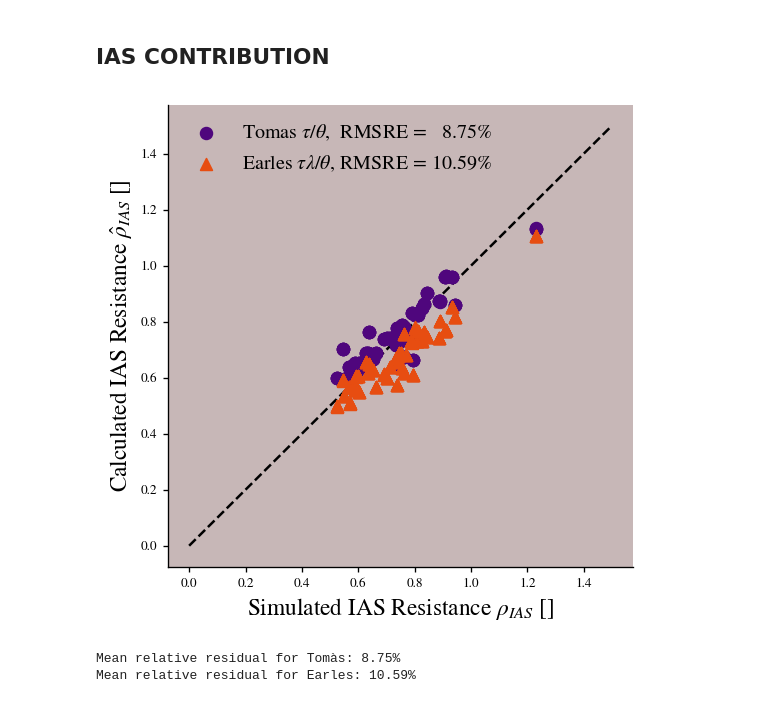
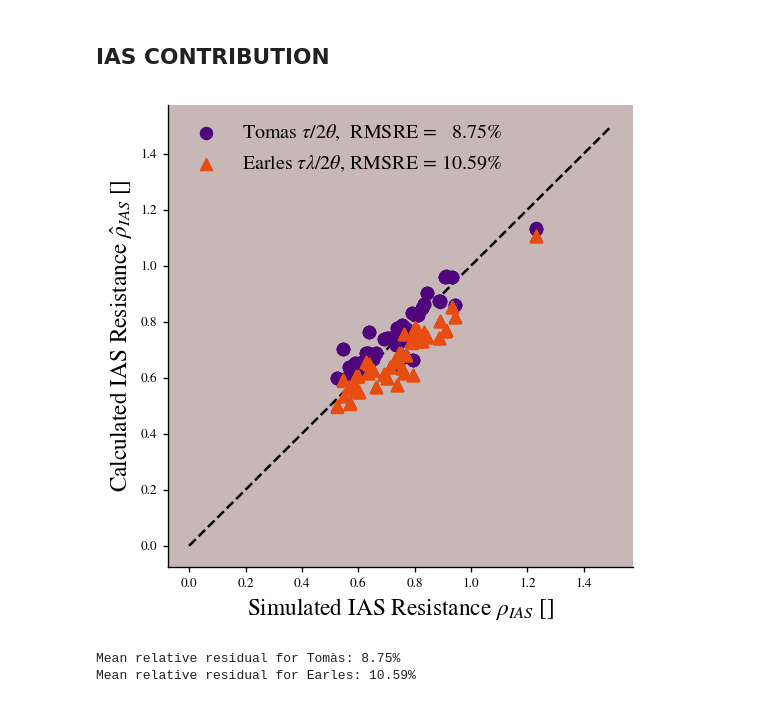
Before and after one commit to andreas-stillits/MasterThesis, a Jupyter notebook: scripts/plots/diffusion.ipynb, the cells around one changed output. Saved outputs shown, nothing was run; the diff lists cells and outputs as text; code cells hidden in the pictures.

Commit message:
pipe plots

```diff
--- a/scripts/plots/diffusion.ipynb
+++ b/scripts/plots/diffusion.ipynb
@@ -90,28 +154,29 @@ plt.show()
 # %%
 simulated = df["r_porous_mean_0"]
 tomas = df["tomas"]
 earles = df["earles"]
 
 tomas_res = np.sqrt((((tomas - simulated) / simulated * 100)**2).mean())
 earles_res = np.sqrt((((earles - simulated) / simulated * 100)**2).mean())
 
 fig, ax = plt.subplots(figsize=(5, 5))
-ax.scatter(simulated, tomas, color="#4F067D", marker="o", s=50, label=r"Tomas $\tau/\theta$"+f",  RMSRE =   {tomas_res:.2f}%")
-ax.scatter(simulated, earles, color="#E74D11", marker="^", s=50, label=r"Earles $\tau\lambda/\theta$"+f", RMSRE = {earles_res:.2f}%")
+ax.scatter(simulated, tomas, color="#4F067D", marker="o", s=50, label=r"Tomas $\tau/2 \theta$"+f",  RMSRE =   {tomas_res:.2f}%")
+ax.scatter(simulated, earles, color="#E74D11", marker="^", s=50, label=r"Earles $\tau\lambda/2 \theta$"+f", RMSRE = {earles_res:.2f}%")
 ax.plot([0, 1.5], [0, 1.5], 'k--', zorder=0)
 despine(ax)
 ax.set_facecolor(facecolor)
 ax.set_xlabel(r"Simulated IAS Resistance $\rho_{IAS}$ []", fontsize=fs)
 ax.set_ylabel(r"Calculated IAS Resistance $\hat{\rho}_{IAS}$ []", fontsize=fs)
 ax.legend(fontsize=fs-2)
 
+save(fig, "./saved/ias_formulas.pdf")
 
 plt.show()
 
 print(f"Mean relative residual for Tomàs: {tomas_res:.2f}%"
 )
 print(f"Mean relative residual for Earles: {earles_res:.2f}%")
 # %% [output]
-[figure, old version]
+[figure, new version]
 Mean relative residual for Tomàs: 8.75%
 Mean relative residual for Earles: 10.59%
```
Also changed, not shown: parts of 14 cells of this notebook, 4 other files.
